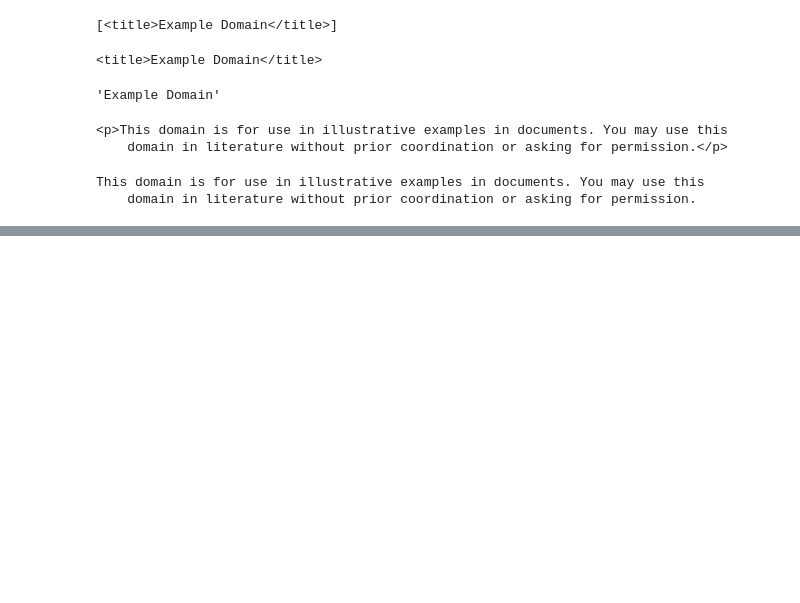
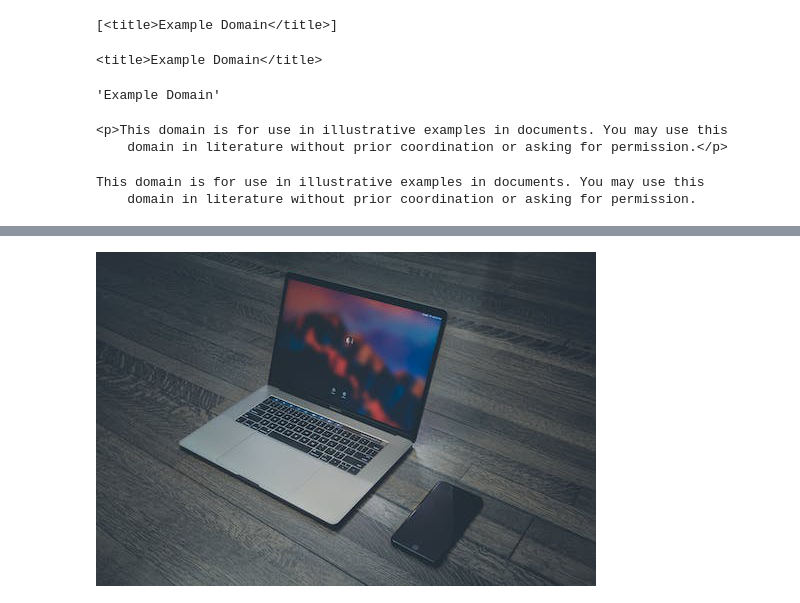
Before and after one commit to chshahid119/python-notes, a Jupyter notebook: Python Basic Notes by Shahid/PythonNotesPart02(8-end).ipynb, the cells around one changed output, grey strips where cells are left out. Drawn from its saved outputs; the diff is of its cells as text; code cells hidden in the pictures; blank space fills up the shorter version.

```diff
--- a/Python Basic Notes by Shahid/PythonNotesPart02(8-end).ipynb
+++ b/Python Basic Notes by Shahid/PythonNotesPart02(8-end).ipynb
@@ -1318,0 +1372,4 @@ for n in range(1,51):
+# %%
+mac
+# %% [output]
+[figure, added]
```
Also changed, not shown: parts of 79 cells of this notebook, 2 other files.
